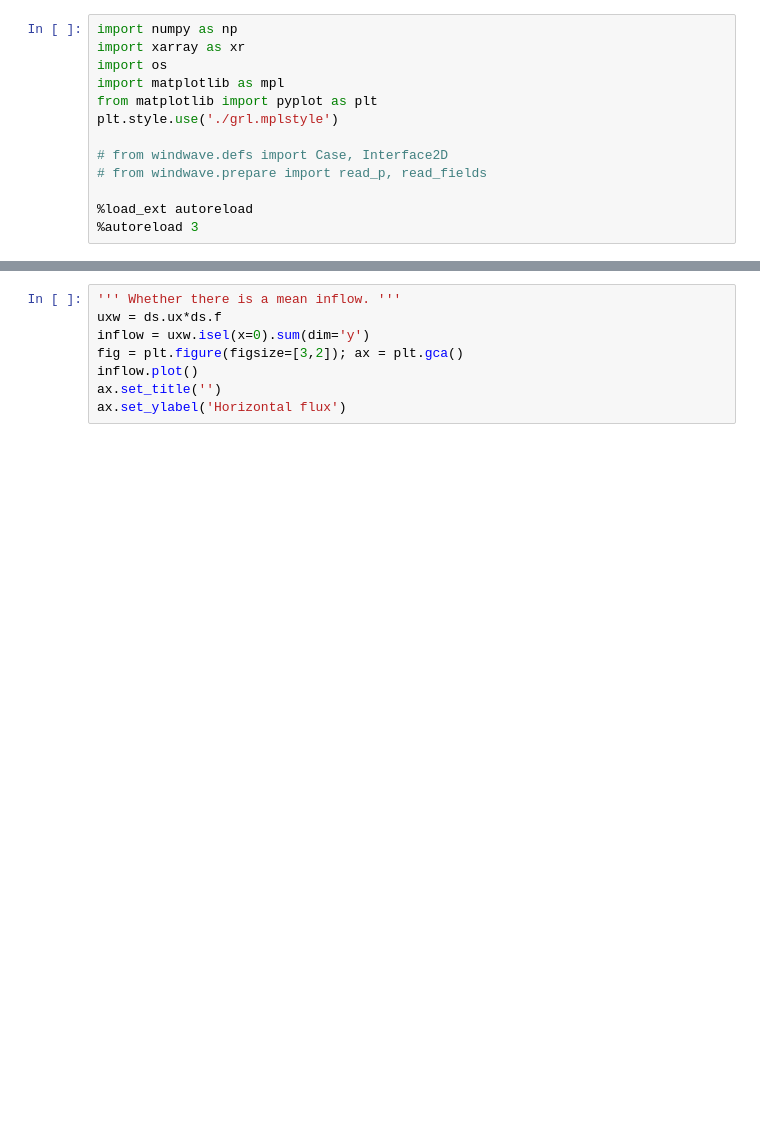
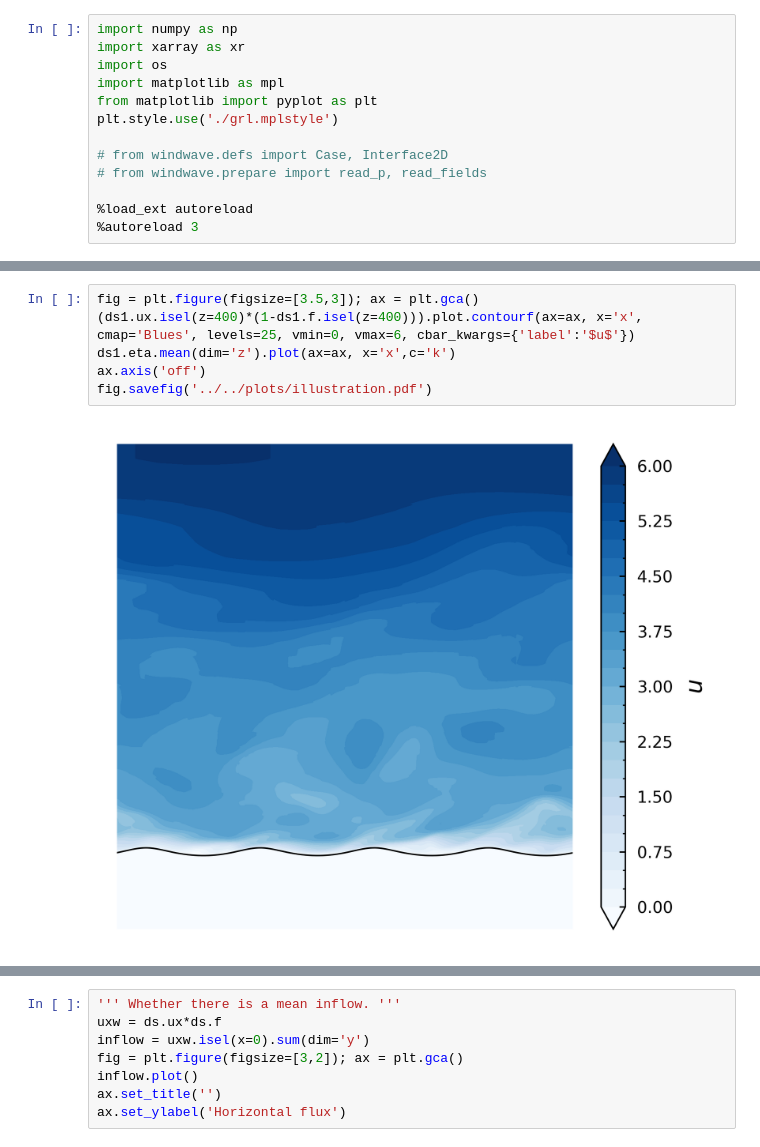
Before and after one commit to jiarong-wu/ctr, a Jupyter notebook: post-processing/windwave/notebooks/data_3D.ipynb, the cells around one changed output, grey strips where cells are left out. Cells and saved outputs as stored; diff of their text form; blank space fills up the shorter version.

```diff
--- a/post-processing/windwave/notebooks/data_3D.ipynb
+++ b/post-processing/windwave/notebooks/data_3D.ipynb
@@ -73,0 +27,8 @@ ds.ux.isel(z=400).plot(x='x')
+# %%
+fig = plt.figure(figsize=[3.5,3]); ax = plt.gca()
+(ds1.ux.isel(z=400)*(1-ds1.f.isel(z=400))).plot.contourf(ax=ax, x='x', cmap='Blues', levels=25, vmin=0, vmax=6, cbar_kwargs={'label':'$u$'})
+ds1.eta.mean(dim='z').plot(ax=ax, x='x',c='k')
+ax.axis('off')
+fig.savefig('../../plots/illustration.pdf')
+# %% [output]
+[figure, added]
```
Also changed, not shown: parts of 6 cells of this notebook, 26 other files.
